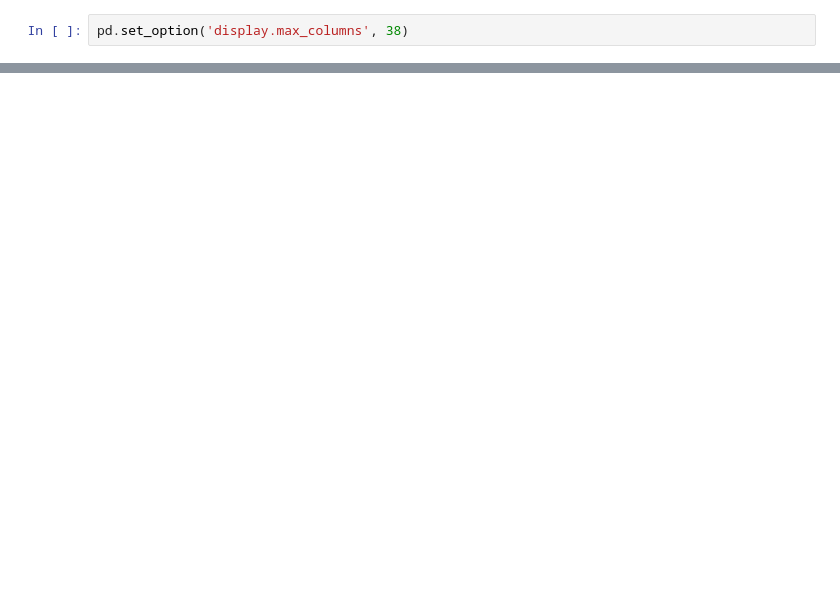
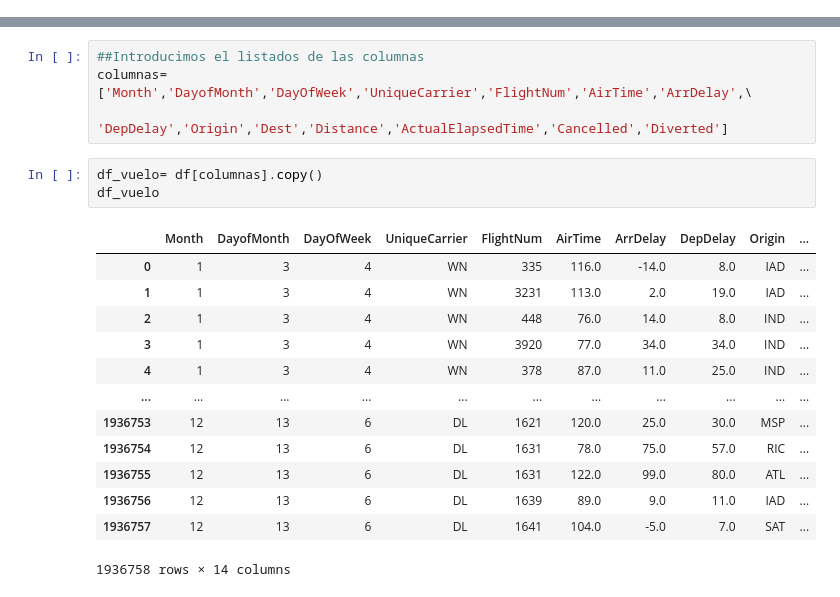
Before and after one commit to Luis-Ortas/estructures_Dataframe, a Jupyter notebook: estructures_Dataframe.ipynb, the cells around one changed output, grey strips where cells are left out. Drawn from its saved outputs; the diff is of its cells as text; blank space fills up the shorter version.

Commit message:
Estructuras Dataframe

```diff
--- a/estructures_Dataframe.ipynb
+++ b/estructures_Dataframe.ipynb
@@ -83,2 +0,0 @@ df[df['ArrTime'].isnull()]## si son canceldos o diverted no aparece arrtime.
-# %%
-pd.set_option('display.max_columns', 38)
@@ -318,0 +130,21 @@ df['Retraso_Llegada']=df['ArrTime_FH']-df['CRSArrTime_FH']
+# %%
+##Introducimos el listados de las columnas
+columnas=['Month','DayofMonth','DayOfWeek','UniqueCarrier','FlightNum','AirTime','ArrDelay',\
+                          'DepDelay','Origin','Dest','Distance','ActualElapsedTime','Cancelled','Diverted']
+# %%
+df_vuelo= df[columnas].copy()
+df_vuelo
+# %% [output]
+|  | Month | DayofMonth | DayOfWeek | UniqueCarrier | FlightNum | AirTime | ArrDelay | DepDelay | Origin | ... |
+| 0 | 1 | 3 | 4 | WN | 335 | 116.0 | -14.0 | 8.0 | IAD | ... |
+| 1 | 1 | 3 | 4 | WN | 3231 | 113.0 | 2.0 | 19.0 | IAD | ... |
+| 2 | 1 | 3 | 4 | WN | 448 | 76.0 | 14.0 | 8.0 | IND | ... |
+| 3 | 1 | 3 | 4 | WN | 3920 | 77.0 | 34.0 | 34.0 | IND | ... |
+| 4 | 1 | 3 | 4 | WN | 378 | 87.0 | 11.0 | 25.0 | IND | ... |
+| ... | ... | ... | ... | ... | ... | ... | ... | ... | ... | ... |
+| 1936753 | 12 | 13 | 6 | DL | 1621 | 120.0 | 25.0 | 30.0 | MSP | ... |
+| 1936754 | 12 | 13 | 6 | DL | 1631 | 78.0 | 75.0 | 57.0 | RIC | ... |
+| 1936755 | 12 | 13 | 6 | DL | 1631 | 122.0 | 99.0 | 80.0 | ATL | ... |
+| 1936756 | 12 | 13 | 6 | DL | 1639 | 89.0 | 9.0 | 11.0 | IAD | ... |
+| 1936757 | 12 | 13 | 6 | DL | 1641 | 104.0 | -5.0 | 7.0 | SAT | ... |
+1936758 rows × 14 columns
```
Also changed, not shown: parts of 93 cells of this notebook, 6 other files.
